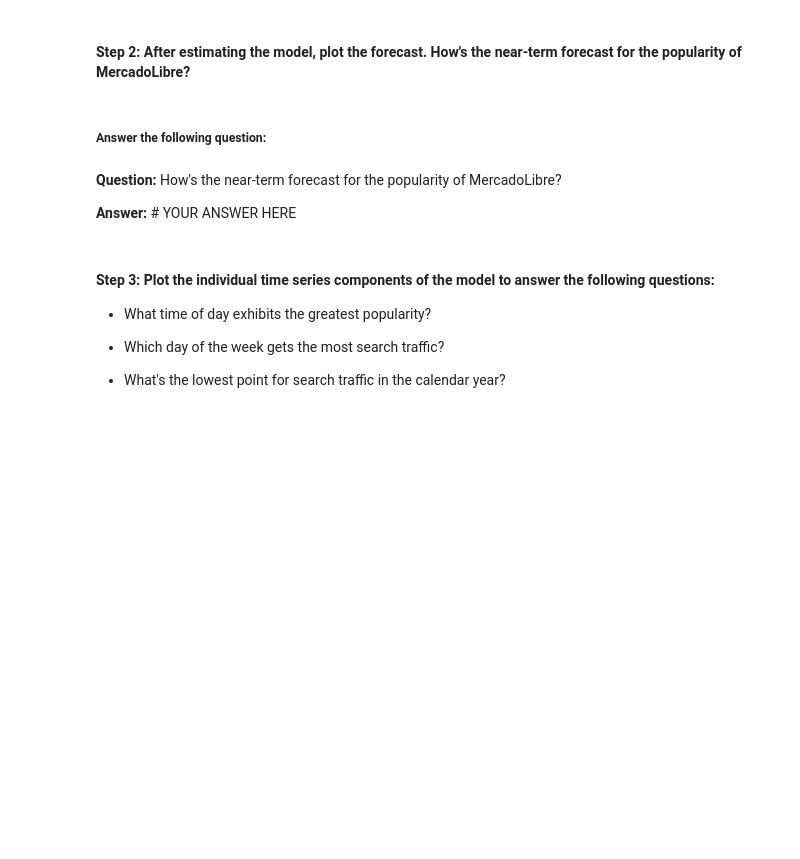
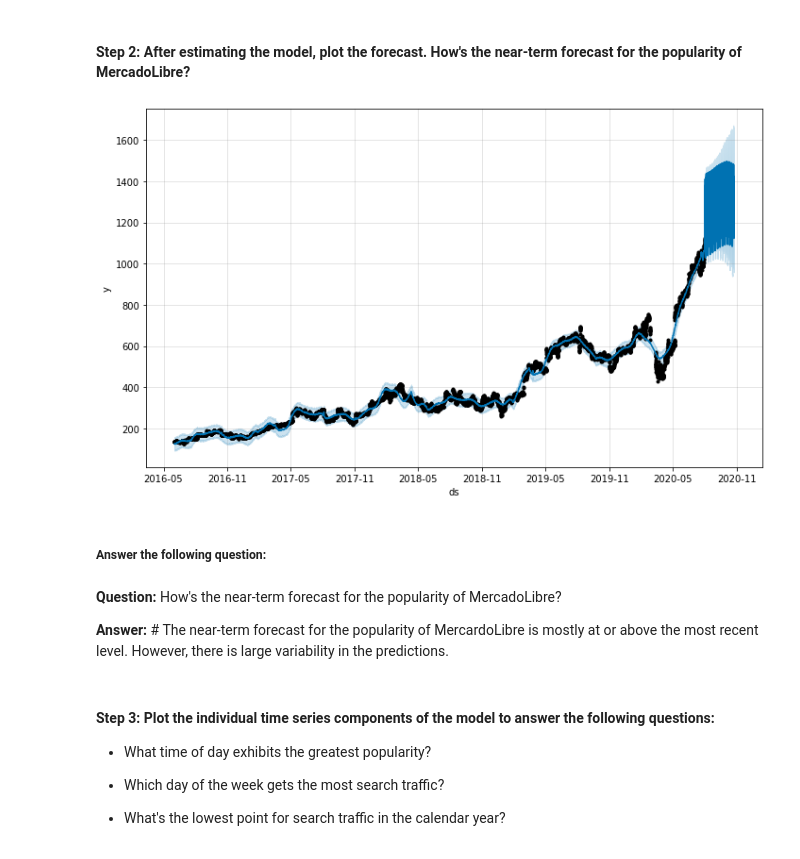
Before and after one commit to jasonjgarcia24/net-profit-forcasting, a Jupyter notebook: forecasting_net_prophet.ipynb, the cells around one changed output. Saved outputs shown, nothing was run; the diff lists cells and outputs as text; code cells hidden in the pictures; blank space fills up the shorter version.

```diff
--- a/forecasting_net_prophet.ipynb
+++ b/forecasting_net_prophet.ipynb
@@ -531,6 +547,6 @@ mercado_prophet_df = # YOUR CODE HERE
 # %%
 # Call the Prophet function, store as an object
-model_mercado_trends = # YOUR CODE HERE
+model_mercado_trends = Prophet()
 # %%
 # Fit the time-series model.
-# YOUR CODE HERE
+model_mercado_trends.fit(mercado_prophet_df)
@@ -537,7 +555,7 @@ model_mercado_trends = # YOUR CODE HERE
 # %%
 # Create a future dataframe to hold predictions
 # Make the prediction go out as far as 2000 hours (approx 80 days)
-future_mercado_trends = # YOUR CODE HERE
+future_mercado_trends = model_mercado_trends.make_future_dataframe(periods=2000, freq="H")
 
 # View the last five rows of the future_mercado_trends DataFrame
-# YOUR CODE HERE
+future_mercado_trends.tail()
@@ -544,6 +569,6 @@ future_mercado_trends = # YOUR CODE HERE
 # %%
 # Make the predictions for the trend data using the future_mercado_trends DataFrame
-forecast_mercado_trends = # YOUR CODE HERE
+forecast_mercado_trends = model_mercado_trends.predict(future_mercado_trends)
 
 # Display the first five rows of the forecast_mercado_trends DataFrame
-# YOUR CODE HERE
+forecast_mercado_trends.head()
@@ -551,13 +583,15 @@ forecast_mercado_trends = # YOUR CODE HERE
 #### Step 2: After estimating the model, plot the forecast. How's the near-term forecast for the popularity of MercadoLibre?
 # %%
 # Plot the Prophet predictions for the Mercado trends data
-# YOUR CODE HERE
+model_mercado_trends.plot(forecast_mercado_trends);
+# %% [output]
+[figure, added]
 # %% [markdown]
 ##### Answer the following question:
 # %% [markdown]
 **Question:**  How's the near-term forecast for the popularity of MercadoLibre?
 
-**Answer:** # YOUR ANSWER HERE
+**Answer:** # The near-term forecast for the popularity of MercardoLibre is mostly at or above the most recent level. However, there is large variability in the predictions.
 # %% [markdown]
 #### Step 3: Plot the individual time series components of the model to answer the following questions:
 
```
Also changed, not shown: parts of 26 cells of this notebook.
